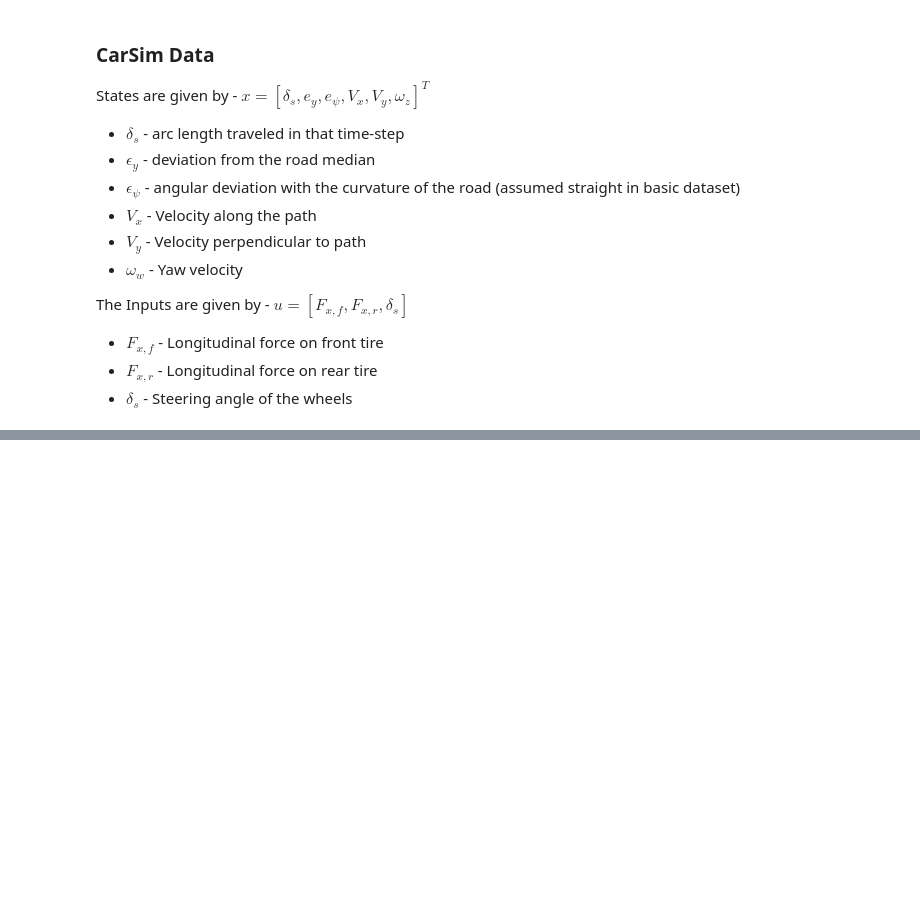
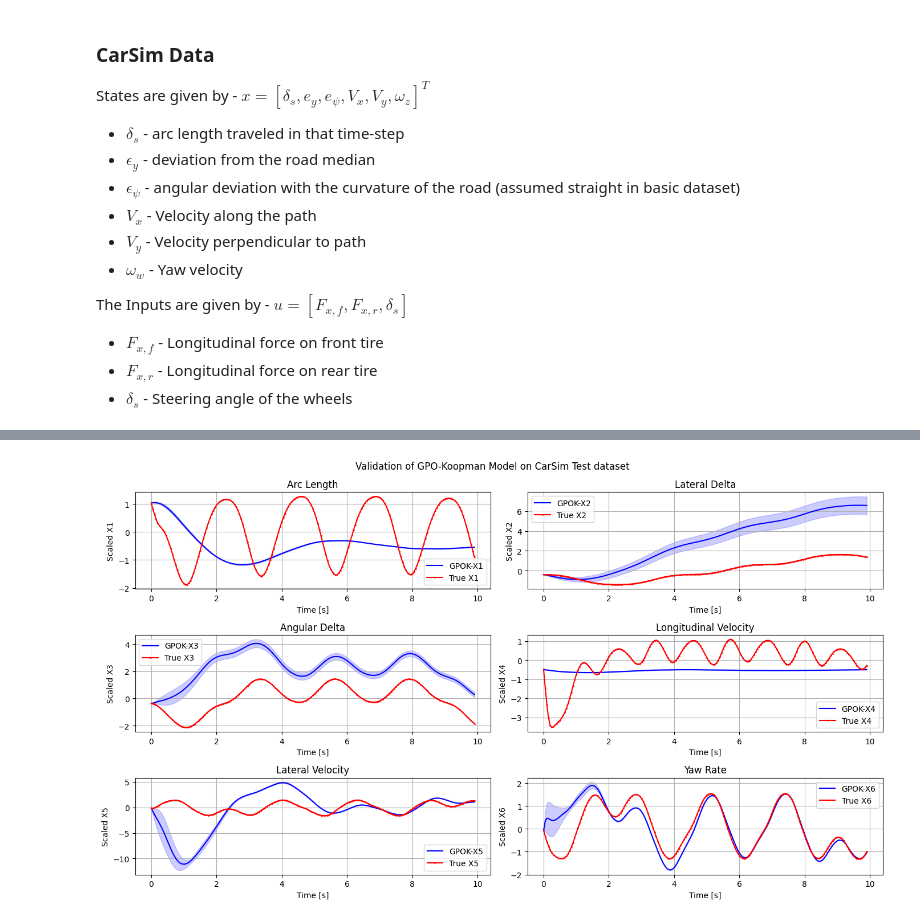
Before and after one commit to abhigyan9/KoopmanGPO, a Jupyter notebook: SysWithInputs.ipynb, the cells around one changed output, grey strips where cells are left out. Saved outputs shown, nothing was run; the diff lists cells and outputs as text; code cells hidden in the pictures; blank space fills up the shorter version.

```diff
--- a/SysWithInputs.ipynb
+++ b/SysWithInputs.ipynb
@@ -54,0 +292,46 @@ test_Usd = dataparams[58:61]
+# %%
+#initial_state = torch.tensor([244.4171, 271.7376], dtype=torch.float64)
+val_steps = Xtest.shape[1]
+
+Xq = Xtest[:, 0].view(n,1)
+
+#Xq[:,0] = torch.tensor([0.95*244.4171, 0.95*271.7376])    # IC for Lotka-Volterra
+# Validation IC for Duffing Oscillator from Clemson paper = -1.0993779695641197, -0.9956159478504363
+
+# Simulate the system
+time = torch.arange(0., 0.05 * val_steps, 0.05)
+
+Zmean = torch.empty((p,1))
+Zcv = torch.empty((p,1))
+
+for i in range(p):
+    Zmean[i,0] = ObsManager.predict_mean(i, Xq)
+    Zcv[i,0] = ObsManager.predict_covariance(i, Xq)
+
+Z0 = torch.vstack((Xq, Zmean))
+Z0cv = torch.vstack((torch.zeros((n,1), device=Zcv.device), Zcv))
+Z0cv = torch.diag(Z0cv[:,0])    # vector argument returns a matrix, matrix argument (even shape (n,1)) returns vector shape=(n,)
+
+TrajZ, TrajZcv, Xhat, Xcvhat = gpk.sim_LTI_nonautonomous(Z0.float(), A.float(), B.float(), C.float(), Utest.float(), num_steps=val_steps, ts=None, x0cv=Z0cv.float())
+Xhat = Xhat.detach().numpy()
+Xcvhat = Xcvhat.detach().numpy()
+# %%
+fig, ax = plt.subplots(3,2, figsize=(14,8))
+
+st_names = ['Arc Length', 'Lateral Delta', 'Angular Delta', 'Longitudinal Velocity', 'Lateral Velocity', 'Yaw Rate']
+
+for i in range(n):
+    ax.flat[i].fill_between(time, Xhat[i,:] - 3*Xcvhat[i,i,:]**0.5, Xhat[i,:] + 3*Xcvhat[i,i,:]**0.5, alpha=0.2, color='blue')
+    ax.flat[i].plot(time, Xhat[i,:], color='blue', label=f'GPOK-X{i+1}')
+    ax.flat[i].plot(time, Xtest[i,:], label=f'True X{i+1}', color='red', marker='o', ms=1.)
+    ax.flat[i].legend()
+    ax.flat[i].grid(True)
+    ax.flat[i].set_xlabel('Time [s]')
+    ax.flat[i].set_ylabel(f'Scaled X{i+1}')
+    ax.flat[i].set_title(f'{st_names[i]}')
+
+plt.suptitle('Validation of GPO-Koopman Model on CarSim Test dataset')
+plt.tight_layout()
+plt.show()
+# %% [output]
+[figure, added]
```
Also changed, not shown: parts of 6 cells of this notebook, 13 other files.
